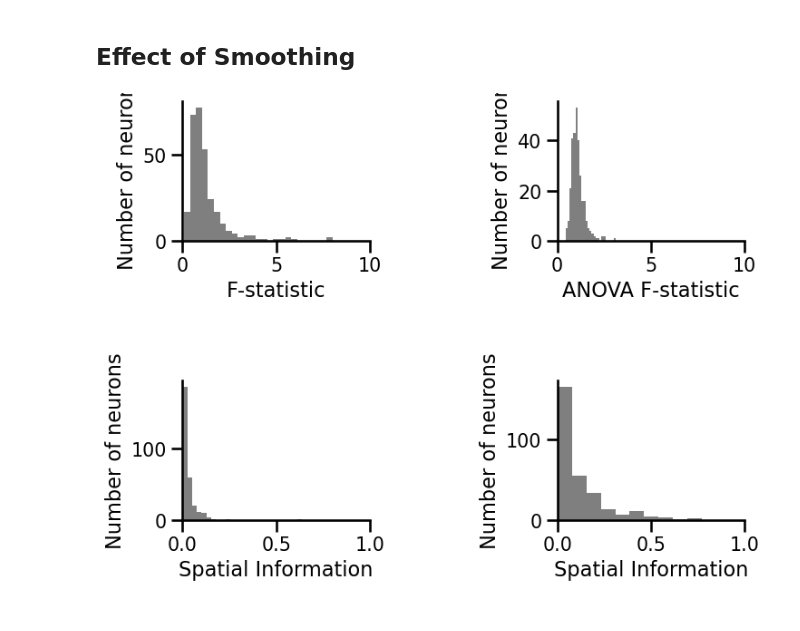
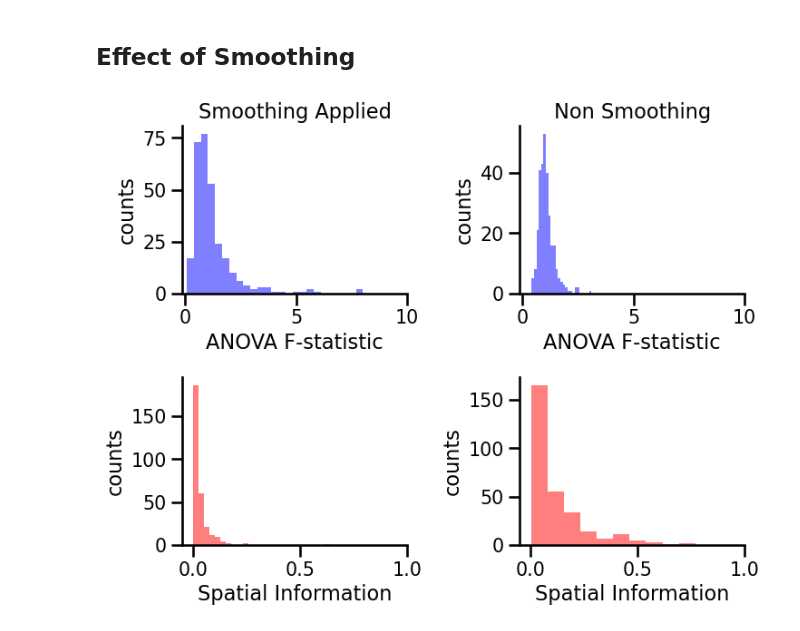
Before and after one commit to HSNPipeline/AnalyzeTrain, a Jupyter notebook: notebooks/01_Effect_of_Smoothing.ipynb, the cells around one changed output. Drawn from its saved outputs; the diff is of its cells as text; code cells hidden in the pictures.

Commit message:
smothing vs non smoothing

```diff
--- a/notebooks/01_Effect_of_Smoothing.ipynb
+++ b/notebooks/01_Effect_of_Smoothing.ipynb
@@ -117,33 +117,34 @@ total cells: 298
 ## Effect of Smoothing
 # %%
 
-grid = make_grid(2, 2, wspace=1, hspace=1, figsize=(8, 6))
+grid = make_grid(2, 2, wspace=.5, hspace=.5, figsize=(8, 6))
 plt.rcParams.update({'font.size': 50})
 
 ax = get_grid_subplot(grid, 0, 0)
-plot_hist(all_results['place_anova'].values, bins=25, color='black', alpha=0.5,
-         xlabel='F-statistic', ylabel='Number of neurons', ax=ax)
-ax.set_xlim(0, 10)
+plot_hist(all_results['place_anova'].values, bins=25, color='blue', alpha=0.5,
+         xlabel='ANOVA F-statistic', ylabel='counts',title = 'Smoothing Applied', ax=ax)
+ax.set_xlim(-.1, 10)
 drop_spines(['top','right'],ax=ax)
 
 ax = get_grid_subplot(grid, 1, 0)
-plot_hist(all_results['place_info'].values, bins=25, color='black', alpha=0.5,
-         xlabel='Spatial Information', ylabel='Number of neurons', ax=ax)
-ax.set_xlim(0, 1)
+plot_hist(all_results['place_info'].values, bins=25, color='red', alpha=0.5,
+         xlabel='Spatial Information', ylabel='counts', ax=ax)
+ax.set_xlim(-.05, 1)
+drop_spines(['top','right'],ax=ax)
+
+ax = get_grid_subplot(grid, 0, 1)
+plot_hist(all_results['place_fr_anova'].values, bins=25, color='blue', alpha=0.5,
+         xlabel='ANOVA F-statistic', ylabel='counts', title = 'Non Smoothing',ax=ax)
+ax.set_xlim(-.1, 10)
 drop_spines(['top','right'],ax=ax)
 
 ax = get_grid_subplot(grid, 1, 1)
-plot_hist(all_results['place_fr_info'].values, bins=25, color='black', alpha=0.5,
-         xlabel='Spatial Information', ylabel='Number of neurons', ax=ax)
-ax.set_xlim(0, 1)
+plot_hist(all_results['place_fr_info'].values, bins=25, color='red', alpha=0.5,
+         xlabel='Spatial Information', ylabel='counts', ax=ax)
+ax.set_xlim(-.05, 1)
 drop_spines(['top','right'],ax=ax)
 
-ax = get_grid_subplot(grid, 0, 1)
-plot_hist(all_results['place_fr_anova'].values, bins=25, color='black', alpha=0.5,
-         xlabel='ANOVA F-statistic', ylabel='Number of neurons', ax=ax)
-ax.set_xlim(0, 10)
-drop_spines(['top','right'],ax=ax)
 
 save_figure('STATS_Distribution_smooth_vs_non_smooth',file_path='/Users/weijiazhang/Plots/PLDM/Human')
 # %% [output]
-[figure, old version]
+[figure, new version]
```
Also changed, not shown: 1 other file.
